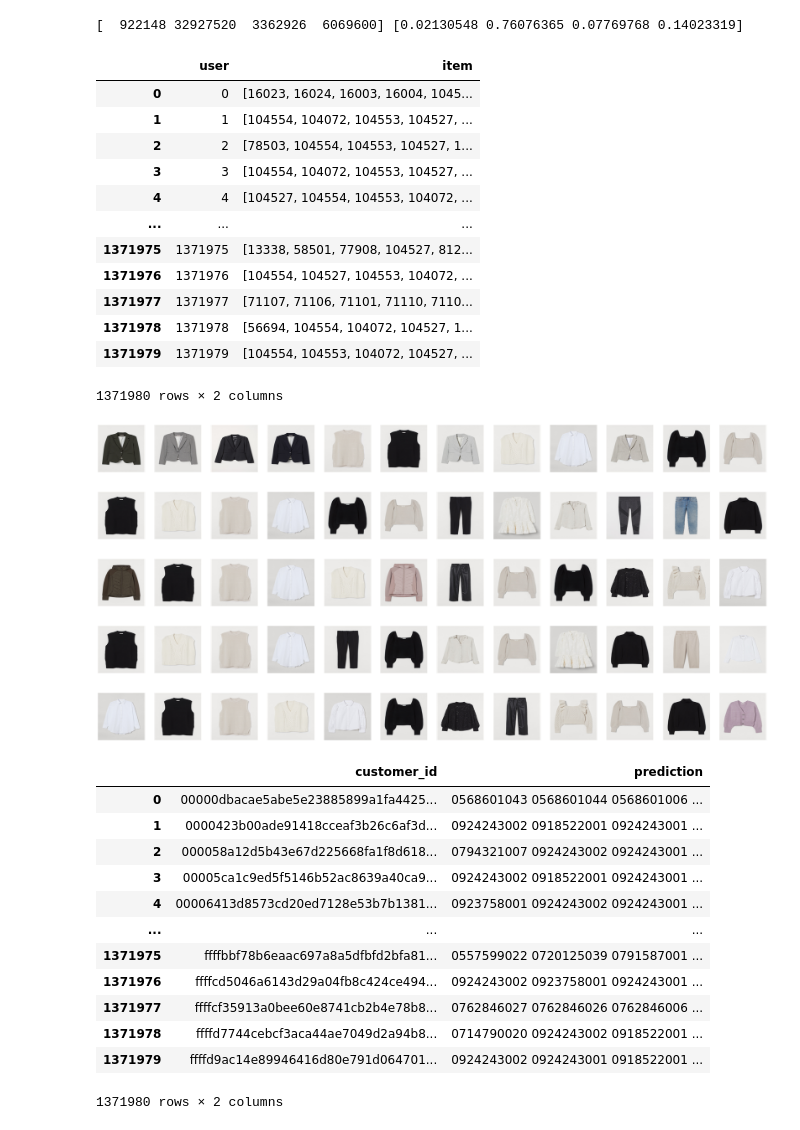
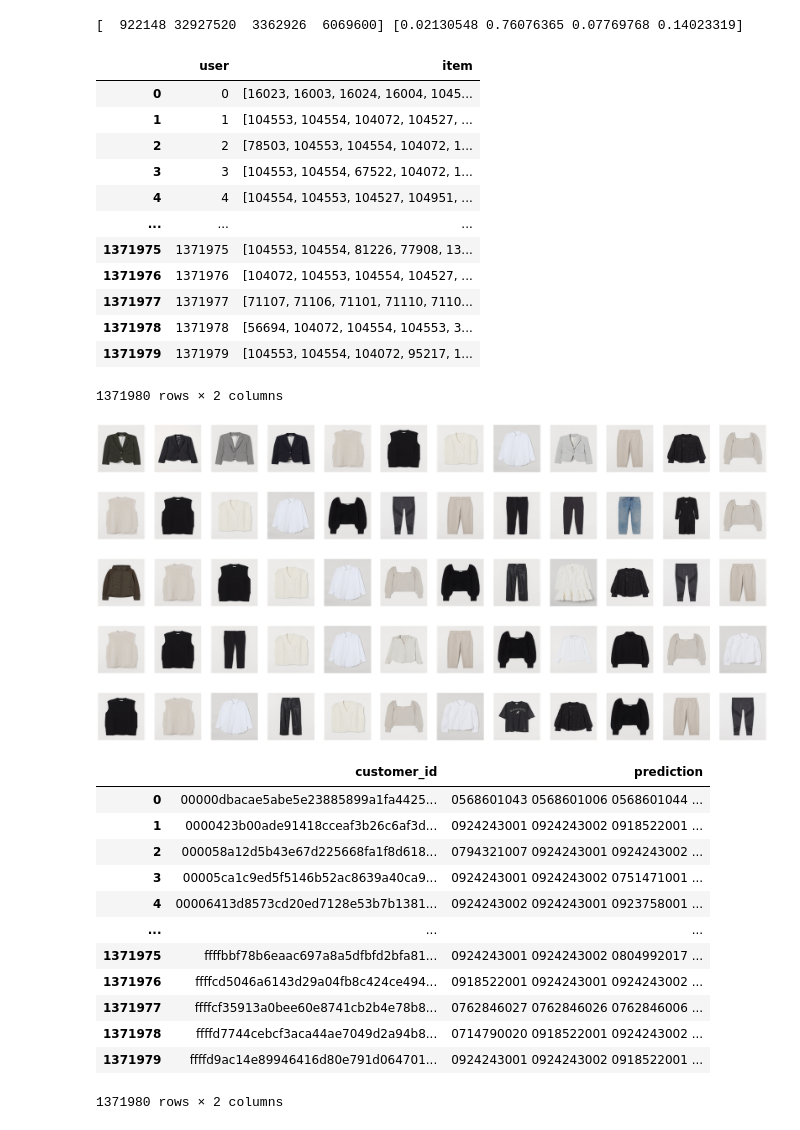
Before and after one commit to ryowk/kaggle-h-and-m-personalized-fashion-recommendations, a Jupyter notebook: eda.ipynb, the cells around one changed output. Drawn from its saved outputs; the diff is of its cells as text; code cells hidden in the pictures.

```diff
--- a/eda.ipynb
+++ b/eda.ipynb
@@ -508,36 +477,35 @@ candidates = candidates.merge(hoge, on=['user', 'item'], how='left')
-# %%
-hoge = transactions.query("1 <= week <= 1").groupby(['user', 'item']).size().reset_index(name='user_item_volume')
-candidates = candidates.merge(hoge, on=['user', 'item'], how='left')
+# %%
+candidates = attach_features(transactions, users, items, candidates, 1)
 # %%
 candidates['pred'] = model.predict(candidates[feature_columns])
-pred_user_item_pred = candidates.groupby(['user', 'item'])['pred'].max().reset_index()
+pred = candidates.groupby(['user', 'item'])['pred'].max().reset_index()
 # %%
-pred_user_item_pred = pred_user_item_pred.sort_values(by=['user', 'pred'], ascending=False).reset_index(
+pred = pred.sort_values(by=['user', 'pred'], ascending=False).reset_index(
     drop=True).groupby('user')['item'].apply(lambda x: list(x)[:12]).reset_index()
-pred_user_item_pred
+pred
 # %% [output]
 |  | user | item |
-| 0 | 0 | [16023, 16024, 16003, 16004, 1045... |
-| 1 | 1 | [104554, 104072, 104553, 104527, ... |
-| 2 | 2 | [78503, 104554, 104553, 104527, 1... |
-| 3 | 3 | [104554, 104072, 104553, 104527, ... |
-| 4 | 4 | [104527, 104554, 104553, 104072, ... |
+| 0 | 0 | [16023, 16003, 16024, 16004, 1045... |
+| 1 | 1 | [104553, 104554, 104072, 104527, ... |
+| 2 | 2 | [78503, 104553, 104554, 104072, 1... |
+| 3 | 3 | [104553, 104554, 67522, 104072, 1... |
+| 4 | 4 | [104554, 104553, 104527, 104951, ... |
 | ... | ... | ... |
-| 1371975 | 1371975 | [13338, 58501, 77908, 104527, 812... |
-| 1371976 | 1371976 | [104554, 104527, 104553, 104072, ... |
+| 1371975 | 1371975 | [104553, 104554, 81226, 77908, 13... |
+| 1371976 | 1371976 | [104072, 104553, 104554, 104527, ... |
 | 1371977 | 1371977 | [71107, 71106, 71101, 71110, 7110... |
-| 1371978 | 1371978 | [56694, 104554, 104072, 104527, 1... |
-| 1371979 | 1371979 | [104554, 104553, 104072, 104527, ... |
+| 1371978 | 1371978 | [56694, 104072, 104554, 104553, 3... |
+| 1371979 | 1371979 | [104553, 104554, 104072, 95217, 1... |
 1371980 rows × 2 columns
 # %%
 for i in range(5):
-    plot_images(dataset, pred_user_item_pred['item'][i])
+    plot_images(dataset, pred['item'][i])
 # %% [output]
-[figure, old version]
+[figure, new version]
-[figure, old version]
+[figure, new version]
-[figure, old version]
+[figure, new version]
-[figure, old version]
+[figure, new version]
-[figure, old version]
+[figure, new version]
 # %%
 mp_user = pd.read_pickle(f"input/{dataset}/mp_customer_id.pkl")
 mp_item = pd.read_pickle(f"input/{dataset}/mp_article_id.pkl")
@@ -552,19 +520,19 @@ pred_user_item_pred['prediction'] = pred_user_item_pred['prediction'].apply(lamb
 # %%
-submission = pred_user_item_pred[['customer_id', 'prediction']]
+submission = pred[['customer_id', 'prediction']]
 submission
 # %% [output]
 |  | customer_id | prediction |
-| 0 | 00000dbacae5abe5e23885899a1fa4425... | 0568601043 0568601044 0568601006 ... |
-| 1 | 0000423b00ade91418cceaf3b26c6af3d... | 0924243002 0918522001 0924243001 ... |
-| 2 | 000058a12d5b43e67d225668fa1f8d618... | 0794321007 0924243002 0924243001 ... |
-| 3 | 00005ca1c9ed5f5146b52ac8639a40ca9... | 0924243002 0918522001 0924243001 ... |
-| 4 | 00006413d8573cd20ed7128e53b7b1381... | 0923758001 0924243002 0924243001 ... |
+| 0 | 00000dbacae5abe5e23885899a1fa4425... | 0568601043 0568601006 0568601044 ... |
+| 1 | 0000423b00ade91418cceaf3b26c6af3d... | 0924243001 0924243002 0918522001 ... |
+| 2 | 000058a12d5b43e67d225668fa1f8d618... | 0794321007 0924243001 0924243002 ... |
+| 3 | 00005ca1c9ed5f5146b52ac8639a40ca9... | 0924243001 0924243002 0751471001 ... |
+| 4 | 00006413d8573cd20ed7128e53b7b1381... | 0924243002 0924243001 0923758001 ... |
 | ... | ... | ... |
-| 1371975 | ffffbbf78b6eaac697a8a5dfbfd2bfa81... | 0557599022 0720125039 0791587001 ... |
-| 1371976 | ffffcd5046a6143d29a04fb8c424ce494... | 0924243002 0923758001 0924243001 ... |
+| 1371975 | ffffbbf78b6eaac697a8a5dfbfd2bfa81... | 0924243001 0924243002 0804992017 ... |
+| 1371976 | ffffcd5046a6143d29a04fb8c424ce494... | 0918522001 0924243001 0924243002 ... |
 | 1371977 | ffffcf35913a0bee60e8741cb2b4e78b8... | 0762846027 0762846026 0762846006 ... |
-| 1371978 | ffffd7744cebcf3aca44ae7049d2a94b8... | 0714790020 0924243002 0918522001 ... |
-| 1371979 | ffffd9ac14e89946416d80e791d064701... | 0924243002 0924243001 0918522001 ... |
+| 1371978 | ffffd7744cebcf3aca44ae7049d2a94b8... | 0714790020 0918522001 0924243002 ... |
+| 1371979 | ffffd9ac14e89946416d80e791d064701... | 0924243001 0924243002 0918522001 ... |
 1371980 rows × 2 columns
 # %%
 submission.to_csv('submission.csv', index=False)
```
Also changed, not shown: parts of 32 cells of this notebook.
